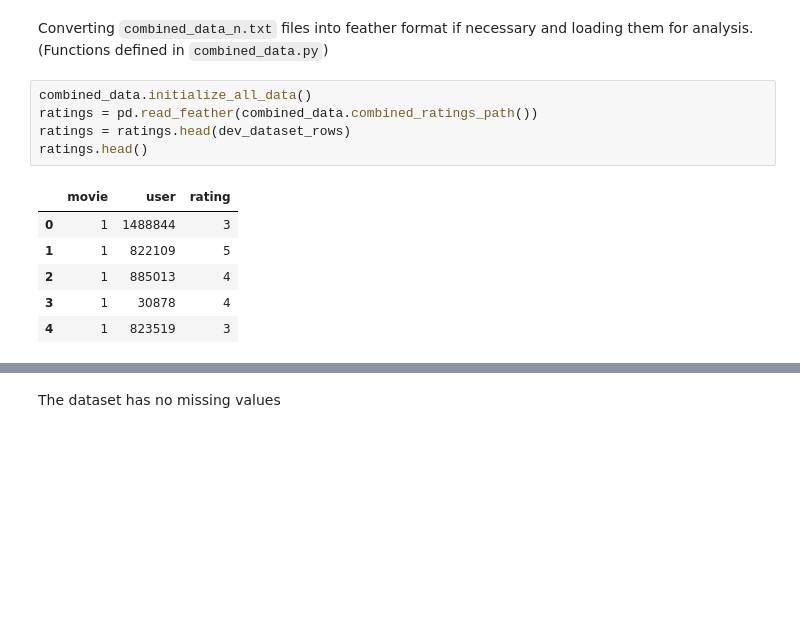
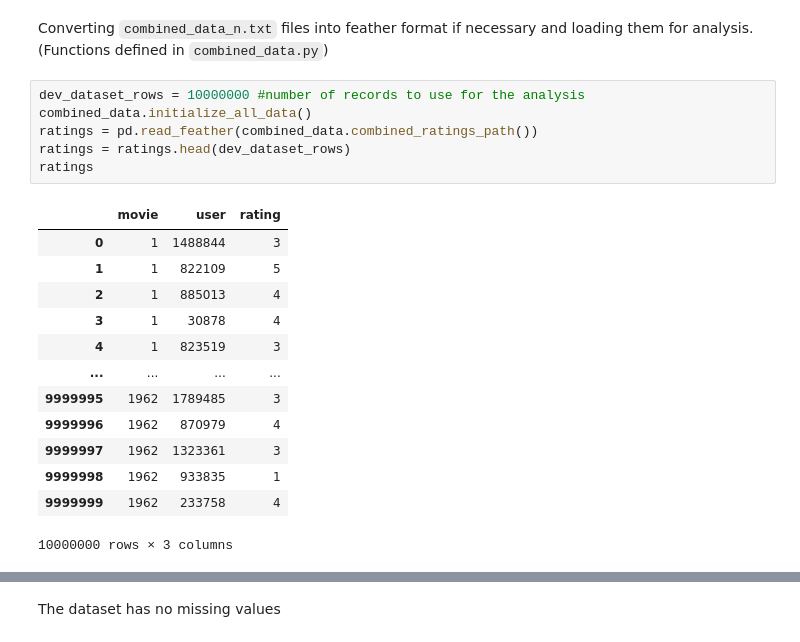
Before and after one commit to bizzfuzz/netflix-recommender, a Jupyter notebook: index.ipynb, the cells around one changed output, grey strips where cells are left out. Saved outputs shown, nothing was run; the diff lists cells and outputs as text; blank space fills up the shorter version.

```diff
--- a/index.ipynb
+++ b/index.ipynb
@@ -65,14 +158,22 @@ movies
 # %% [markdown]
 Converting `combined_data_n.txt` files into feather format if necessary and loading them for analysis. (Functions defined in `combined_data.py`)
 # %%
+dev_dataset_rows = 10000000 #number of records to use for the analysis
 combined_data.initialize_all_data()
 ratings = pd.read_feather(combined_data.combined_ratings_path())
 ratings = ratings.head(dev_dataset_rows)
-ratings.head()
+ratings
 # %% [output]
 |  | movie | user | rating |
 | 0 | 1 | 1488844 | 3 |
 | 1 | 1 | 822109 | 5 |
 | 2 | 1 | 885013 | 4 |
 | 3 | 1 | 30878 | 4 |
 | 4 | 1 | 823519 | 3 |
+| ... | ... | ... | ... |
+| 9999995 | 1962 | 1789485 | 3 |
+| 9999996 | 1962 | 870979 | 4 |
+| 9999997 | 1962 | 1323361 | 3 |
+| 9999998 | 1962 | 933835 | 1 |
+| 9999999 | 1962 | 233758 | 4 |
+10000000 rows × 3 columns
```
Also changed, not shown: parts of 45 cells of this notebook, 3 other files.
